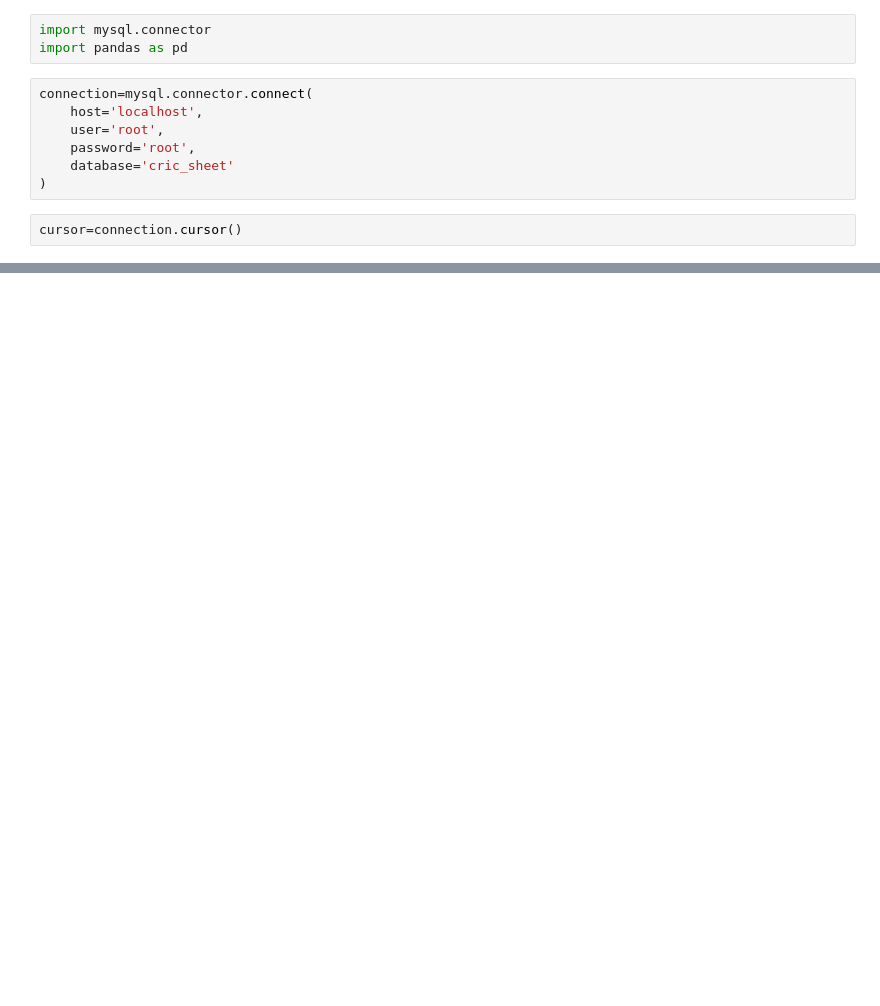
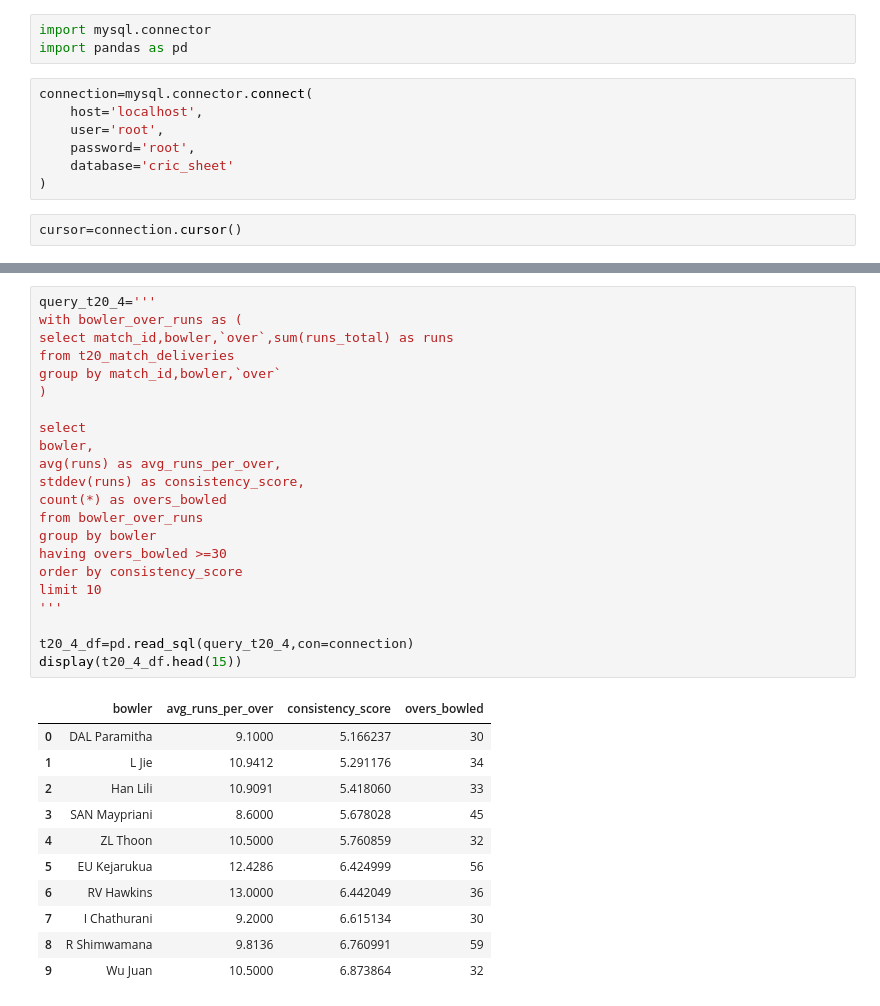
Before and after one commit to tamizhvv/guvi_projects, a Jupyter notebook: cricsheet_project/Queries.ipynb, the cells around one changed output, grey strips where cells are left out. Drawn from its saved outputs; the diff is of its cells as text; blank space fills up the shorter version.

```diff
--- a/cricsheet_project/Queries.ipynb
+++ b/cricsheet_project/Queries.ipynb
@@ -69,0 +460,34 @@ print(df_pressure_perf.head())
+# %%
+query_t20_4='''
+with bowler_over_runs as (
+select match_id,bowler,`over`,sum(runs_total) as runs
+from t20_match_deliveries
+group by match_id,bowler,`over`
+)
+
+select
+bowler,
+avg(runs) as avg_runs_per_over,
+stddev(runs) as consistency_score,
+count(*) as overs_bowled
+from bowler_over_runs
+group by bowler
+having overs_bowled >=30
+order by consistency_score
+limit 10
+'''
+
+t20_4_df=pd.read_sql(query_t20_4,con=connection)
+display(t20_4_df.head(15))
+# %% [output]
+|  | bowler | avg_runs_per_over | consistency_score | overs_bowled |
+| 0 | DAL Paramitha | 9.1000 | 5.166237 | 30 |
+| 1 | L Jie | 10.9412 | 5.291176 | 34 |
+| 2 | Han Lili | 10.9091 | 5.418060 | 33 |
+| 3 | SAN Maypriani | 8.6000 | 5.678028 | 45 |
+| 4 | ZL Thoon | 10.5000 | 5.760859 | 32 |
+| 5 | EU Kejarukua | 12.4286 | 6.424999 | 56 |
+| 6 | RV Hawkins | 13.0000 | 6.442049 | 36 |
+| 7 | I Chathurani | 9.2000 | 6.615134 | 30 |
+| 8 | R Shimwamana | 9.8136 | 6.760991 | 59 |
+| 9 | Wu Juan | 10.5000 | 6.873864 | 32 |
```
Also changed, not shown: parts of 16 cells of this notebook, 5 other files.
